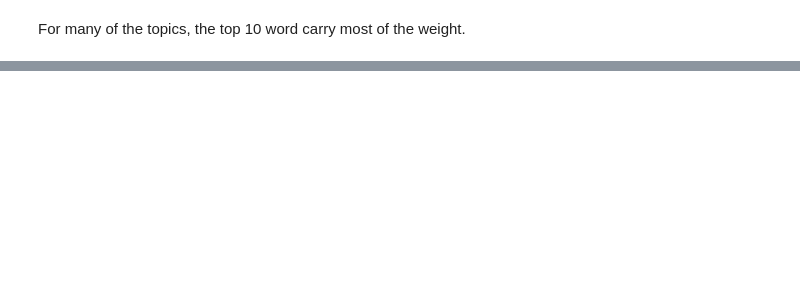
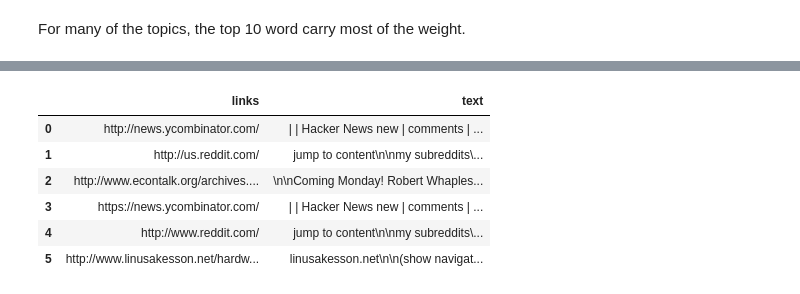
Before and after one commit to BryceLuna/Bookmarks-Clustering, a Jupyter notebook: Bookmark-Clustering.ipynb, the cells around one changed output, grey strips where cells are left out. Saved outputs shown, nothing was run; the diff lists cells and outputs as text; code cells hidden in the pictures; blank space fills up the shorter version.

```diff
--- a/Bookmark-Clustering.ipynb
+++ b/Bookmark-Clustering.ipynb
@@ -128,9 +182,9 @@ reduce the number of topics
 # %%
-cv1 = CountVectorizer(stop_words='english', token_pattern=r'(?u)\b[a-z\'A-Z-]{2,}\b', min_df=2, max_df=.95, max_features=1000)
+cv1 = CountVectorizer(stop_words=stop_words, token_pattern=r'(?u)\b[a-z\'A-Z-]{2,}\b', min_df=2, max_df=.95, max_features=1000)
 # %%
 tf1 = cv1.fit_transform(df['text'])
 # %%
-lda_1 = LatentDirichletAllocation(n_topics=25, max_iter=50, random_state=0)
+lda_1 = LatentDirichletAllocation(n_topics=45, max_iter=50, random_state=0, n_jobs=3)
 # %%
 t0 = time()
 lda_1.fit(tf1)
@@ -190,0 +250,18 @@ df_43.loc[2,'text']
+# %%
+def top_docs(data, model, mat, nth_topic):
+    fltr = np.argmax(model.transform(mat), axis=1) == nth_topic
+    temp_df = data[fltr]
+    temp_df.reset_index(inplace=True, drop=True)
+    return temp_df
+# %%
+df_temp = top_docs(df, lda_1, tf1, 43)
+# %%
+df_temp.head(15)
+# %% [output]
+|  | links | text |
+| 0 | http://news.ycombinator.com/ | | | Hacker News new | comments | ... |
+| 1 | http://us.reddit.com/ | jump to content\n\nmy subreddits\... |
+| 2 | http://www.econtalk.org/archives.... | \n\nComing Monday! Robert Whaples... |
+| 3 | https://news.ycombinator.com/ | | | Hacker News new | comments | ... |
+| 4 | http://www.reddit.com/ | jump to content\n\nmy subreddits\... |
+| 5 | http://www.linusakesson.net/hardw... | linusakesson.net\n\n(show navigat... |
```
Also changed, not shown: parts of 29 cells of this notebook.
